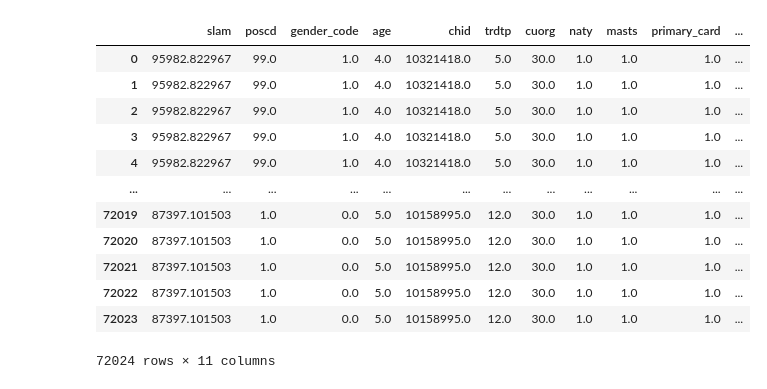
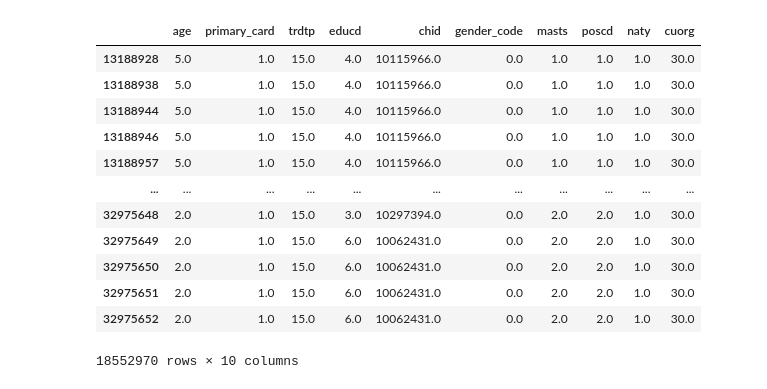
Before and after one commit to skywalker0803r/ESun2021WinterGame, a Jupyter notebook: Proof_of_Concept/驗證有些欄位幾乎是常數.ipynb, the cells around one changed output. Saved outputs shown, nothing was run; the diff lists cells and outputs as text; code cells hidden in the pictures.

```diff
--- a/Proof_of_Concept/驗證有些欄位幾乎是常數.ipynb
+++ b/Proof_of_Concept/驗證有些欄位幾乎是常數.ipynb
@@ -2,6 +2,8 @@
 import pandas as pd
 import numpy as np
 from tqdm import tqdm
-df = pd.read_feather('rank_data.feather')
+df = pd.read_feather('../data/2021玉山人工智慧公開挑戰賽冬季賽訓練資料集.feather')
+df = df.loc[df.dt>=12,:].dropna(axis=0) # 取最近一年數據即可
+print(df.shape)
 df
 # %% [output]
@@ -21,21 +24,31 @@ df
 # %%
-col = set(df.columns) - set(df.columns[df.columns.str.contains('shop_tag')]) - set(df.columns[df.columns.str.contains('top')]) - set(['index','dt'])
+import gc
+gc.collect()
+a = set(df.columns)
+b = set(df.columns[df.columns.str.contains('shop_tag')])
+c = set(df.columns[df.columns.str.contains('top')])
+d = set(['index','dt'])
+e = set(df.columns[df.columns.str.contains('pct')])
+f = set(df.columns[df.columns.str.contains('cnt')])
+g = set(df.columns[df.columns.str.contains('amt')])
+h = set(['slam'])
+col =  a - b - c - d - e - f - g - h
 col = list(col)
 df[col]
 # %% [output]
-|  | slam | poscd | gender_code | age | chid | trdtp | cuorg | naty | masts | primary_card | ... |
-| 0 | 95982.822967 | 99.0 | 1.0 | 4.0 | 10321418.0 | 5.0 | 30.0 | 1.0 | 1.0 | 1.0 | ... |
-| 1 | 95982.822967 | 99.0 | 1.0 | 4.0 | 10321418.0 | 5.0 | 30.0 | 1.0 | 1.0 | 1.0 | ... |
-| 2 | 95982.822967 | 99.0 | 1.0 | 4.0 | 10321418.0 | 5.0 | 30.0 | 1.0 | 1.0 | 1.0 | ... |
-| 3 | 95982.822967 | 99.0 | 1.0 | 4.0 | 10321418.0 | 5.0 | 30.0 | 1.0 | 1.0 | 1.0 | ... |
-| 4 | 95982.822967 | 99.0 | 1.0 | 4.0 | 10321418.0 | 5.0 | 30.0 | 1.0 | 1.0 | 1.0 | ... |
-| ... | ... | ... | ... | ... | ... | ... | ... | ... | ... | ... | ... |
-| 72019 | 87397.101503 | 1.0 | 0.0 | 5.0 | 10158995.0 | 12.0 | 30.0 | 1.0 | 1.0 | 1.0 | ... |
-| 72020 | 87397.101503 | 1.0 | 0.0 | 5.0 | 10158995.0 | 12.0 | 30.0 | 1.0 | 1.0 | 1.0 | ... |
-| 72021 | 87397.101503 | 1.0 | 0.0 | 5.0 | 10158995.0 | 12.0 | 30.0 | 1.0 | 1.0 | 1.0 | ... |
-| 72022 | 87397.101503 | 1.0 | 0.0 | 5.0 | 10158995.0 | 12.0 | 30.0 | 1.0 | 1.0 | 1.0 | ... |
-| 72023 | 87397.101503 | 1.0 | 0.0 | 5.0 | 10158995.0 | 12.0 | 30.0 | 1.0 | 1.0 | 1.0 | ... |
+|  | age | primary_card | trdtp | educd | chid | gender_code | masts | poscd | naty | cuorg |
+| 13188928 | 5.0 | 1.0 | 15.0 | 4.0 | 10115966.0 | 0.0 | 1.0 | 1.0 | 1.0 | 30.0 |
+| 13188938 | 5.0 | 1.0 | 15.0 | 4.0 | 10115966.0 | 0.0 | 1.0 | 1.0 | 1.0 | 30.0 |
+| 13188944 | 5.0 | 1.0 | 15.0 | 4.0 | 10115966.0 | 0.0 | 1.0 | 1.0 | 1.0 | 30.0 |
+| 13188946 | 5.0 | 1.0 | 15.0 | 4.0 | 10115966.0 | 0.0 | 1.0 | 1.0 | 1.0 | 30.0 |
+| 13188957 | 5.0 | 1.0 | 15.0 | 4.0 | 10115966.0 | 0.0 | 1.0 | 1.0 | 1.0 | 30.0 |
+| ... | ... | ... | ... | ... | ... | ... | ... | ... | ... | ... |
+| 32975648 | 2.0 | 1.0 | 15.0 | 3.0 | 10297394.0 | 0.0 | 2.0 | 2.0 | 1.0 | 30.0 |
+| 32975649 | 2.0 | 1.0 | 15.0 | 6.0 | 10062431.0 | 0.0 | 2.0 | 2.0 | 1.0 | 30.0 |
+| 32975650 | 2.0 | 1.0 | 15.0 | 6.0 | 10062431.0 | 0.0 | 2.0 | 2.0 | 1.0 | 30.0 |
+| 32975651 | 2.0 | 1.0 | 15.0 | 6.0 | 10062431.0 | 0.0 | 2.0 | 2.0 | 1.0 | 30.0 |
+| 32975652 | 2.0 | 1.0 | 15.0 | 6.0 | 10062431.0 | 0.0 | 2.0 | 2.0 | 1.0 | 30.0 |
-72024 rows × 11 columns
+18552970 rows × 10 columns
 # %%
 # 隨機取一個chid看他這幾個欄位
 chid = np.random.choice(df['chid'].values)
```
Also changed, not shown: parts of 8 cells of this notebook.
